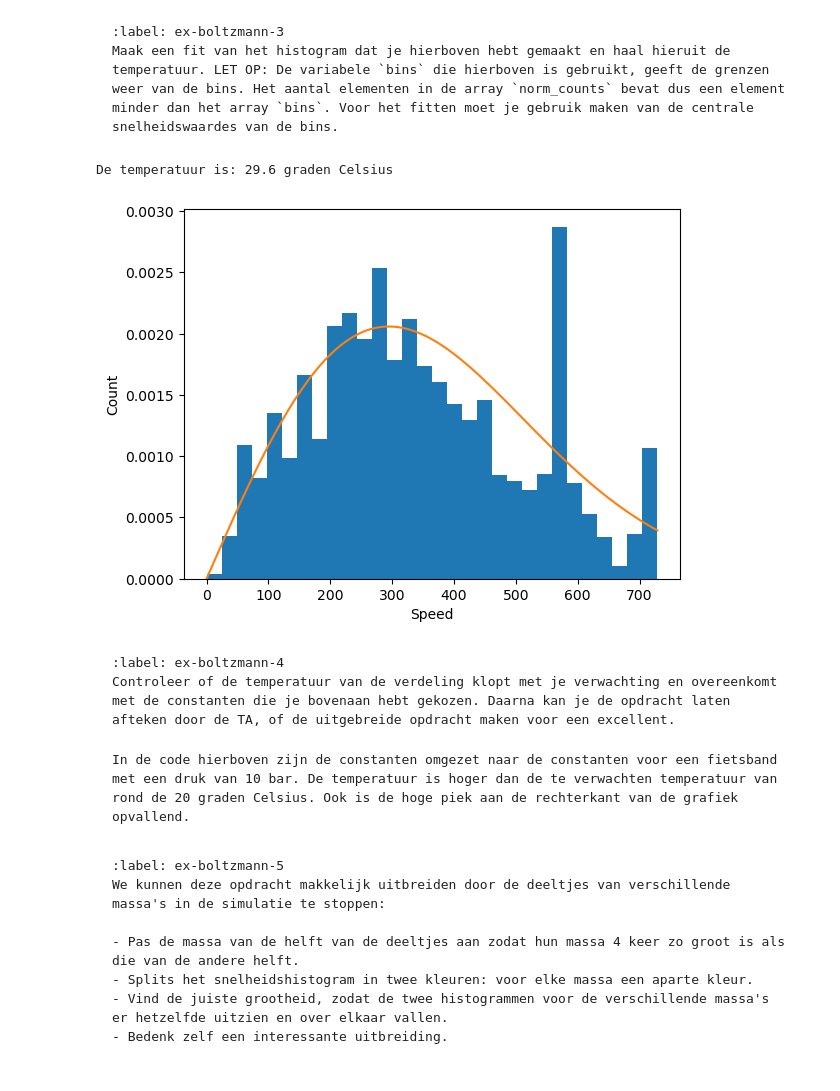
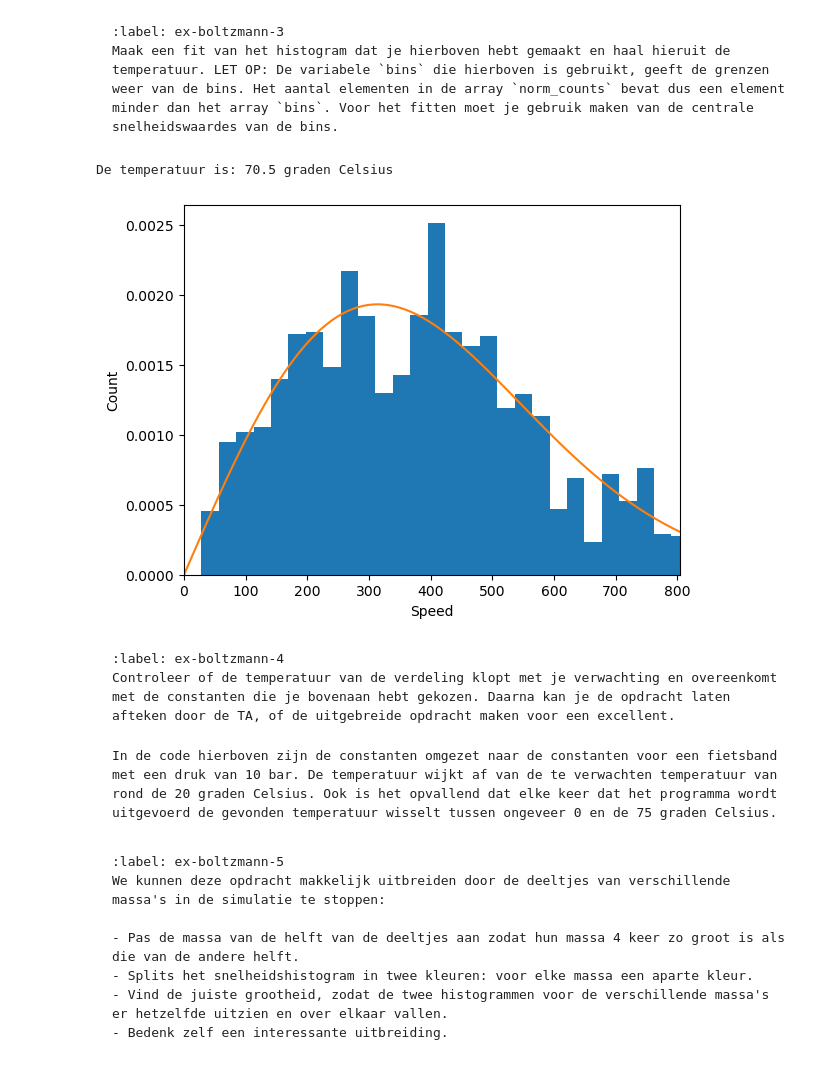
Before and after one commit to Eerkje/Annet-Erik, a Jupyter notebook: Content/PySim/6_boltzmann.ipynb, the cells around one changed output. Cells and saved outputs as stored; diff of their text form; code cells hidden in the pictures.

````diff
--- a/Content/PySim/6_boltzmann.ipynb
+++ b/Content/PySim/6_boltzmann.ipynb
@@ -29,6 +29,11 @@ V_0 = 1                        # Startsnelheid van deeltjes
 RADIUS = 0.3                   # Straal van moleculen
 DT = 0.1*RADIUS/V_0            # Tijdstap om geen botsing te missen
 
+factor_v = 415  # omrekenfactor van simulatie snelheid naar echte snelheid in m/s
+factor_r = 1e-9  # omrekenfactor van simulatie afstand naar echte afstand in m
+factor_box = (6e-9)/ 10  # omrekenfactor van simulatie box naar echte box in m
+factor_t = (0.167*10**-9)/DT # omrekenfactor van simulatie tijd naar echte tijd in s
+m = 4.81 * 10**-26  # massa als 1 luchtmolecuul gemiddeld 4.81*10^-26 kg is
 
 E_kinx=np.array([])
 E_kiny = np.array([])
@@ -214,10 +225,12 @@ for i in range(num_steps):
     take_time_step(particles)
 
 speeds = [np.linalg.norm(p.v) for p in particles]
+speeds = np.asarray(speeds)* factor_v # omrekenen naar echte snelheden in m/s
 counts, bins = np.histogram(speeds, bins=10, density='True')
 
+#histogram van snelheden plotten
 plt.figure()
-plt.xlabel('Speed')
+plt.xlabel('Speed (m/s)')
 plt.ylabel('Count')
 
 plt.stairs(counts, bins, fill='True')
@@ -352,46 +365,48 @@ plt.xlabel('Speed')
 plt.ylabel('Count')
 
 create_uniform_particles(particles)
 
 for i in range(5000):
     take_time_step(particles)
     if i % 250 == 0:
         speeds = np.array([np.linalg.norm(p.v) for p in particles])
-        speeds = speeds * 4.1e2 #naar m/s voor luchtmoleculen in 10 bar
+        speeds = speeds * factor_v #naar m/s voor luchtmoleculen in 10 bar
         v_max=max(speeds)
         partial_counts, bins = np.histogram(speeds, bins=num_bins, density='True', range=[0,v_max])
         tot_counts += partial_counts
 
 norm_counts = tot_counts / 20
-plt.stairs(norm_counts, bins, fill='True')
+plt.stairs(norm_counts[:-1], bins[:-1], fill=True)
 
 #functie fit
 k = 1.380e-23 #J/K
-m= 4.81*10**(-26) #kg, masssa luchtmolecuul
 bin_centers = 0.5*(bins[1:] + bins[:-1])
 #met de formule van hierboven
 def functie_fit(speeds, T):
     return (m*speeds)/(k*T) * np.exp((-m*speeds**2)/(2*k*T))
-val, cov = curve_fit(functie_fit, bin_centers, norm_counts)
+val, cov = curve_fit(functie_fit, bin_centers[:-1], norm_counts[:-1])
 #functie fit arrays voor grafiek
 x_fit = np.linspace(0, v_max, 100)
 y_fit = functie_fit(x_fit,*val)
+
+#functiefit plotten
+plt.xlim(0,max(bin_centers[:-1]))
 plt.plot(x_fit,y_fit, label='Fit')
 
 #temperatuur uit de curve_fit halen
 print('De temperatuur is:', round(val[0]-273.15,1), 'graden Celsius')
 
 plt.show()
 # %% [output]
-De temperatuur is: 29.6 graden Celsius
+De temperatuur is: 70.5 graden Celsius
-[figure, old version]
+[figure, new version]
 # %% [markdown]
 ```{exercise}
 :label: ex-boltzmann-4
 Controleer of de temperatuur van de verdeling klopt met je verwachting en overeenkomt met de constanten die je bovenaan hebt gekozen. Daarna kan je de opdracht laten afteken door de TA, of de uitgebreide opdracht maken voor een excellent.
 ```
 ```{solution} ex-boltzmann-4
-In de code hierboven zijn de constanten omgezet naar de constanten voor een fietsband met een druk van 10 bar. De temperatuur is hoger dan de te verwachten temperatuur van rond de 20 graden Celsius. Ook is de hoge piek aan de rechterkant van de grafiek opvallend.
+In de code hierboven zijn de constanten omgezet naar de constanten voor een fietsband met een druk van 10 bar. De temperatuur wijkt af van de te verwachten temperatuur van rond de 20 graden Celsius. Ook is het opvallend dat elke keer dat het programma wordt uitgevoerd de gevonden temperatuur wisselt tussen ongeveer 0 en de 75 graden Celsius.
 ```
 # %% [markdown]
 ```{exercise} 🌶 Uitbreiding
````
Also changed, not shown: parts of 5 cells of this notebook, 1 other file.
